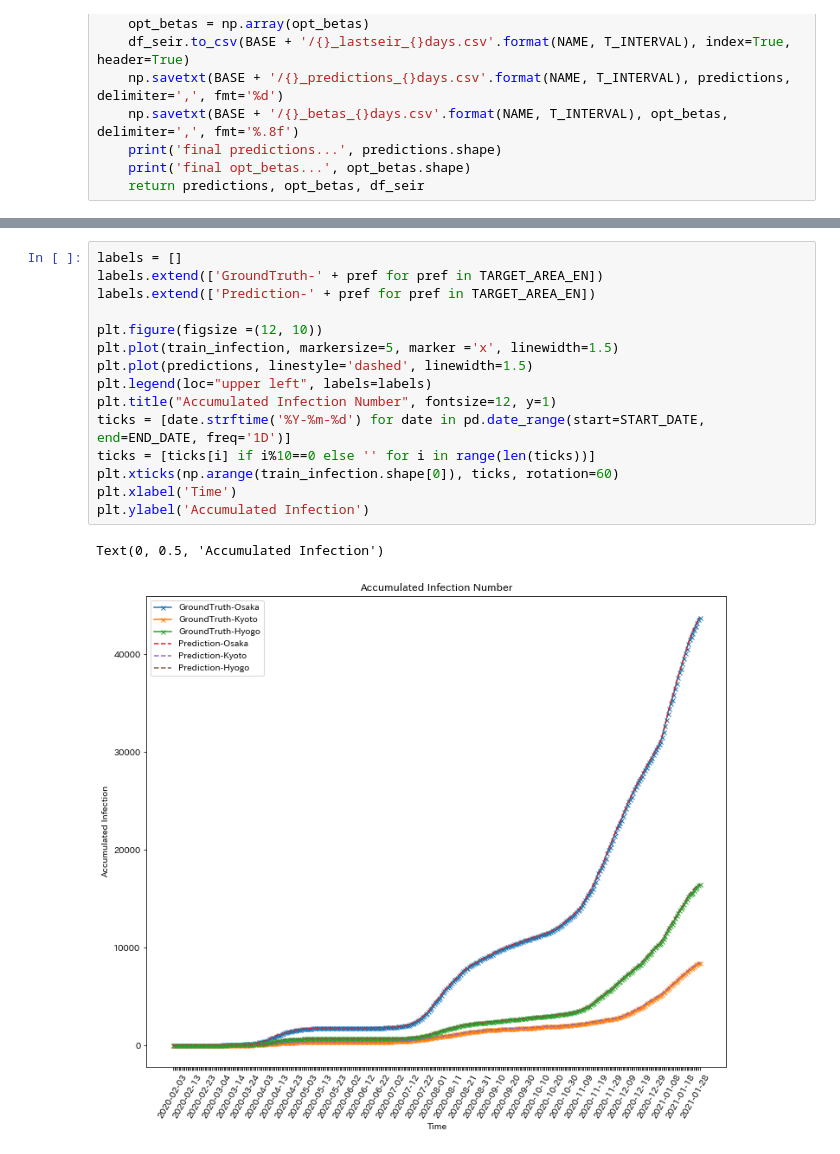
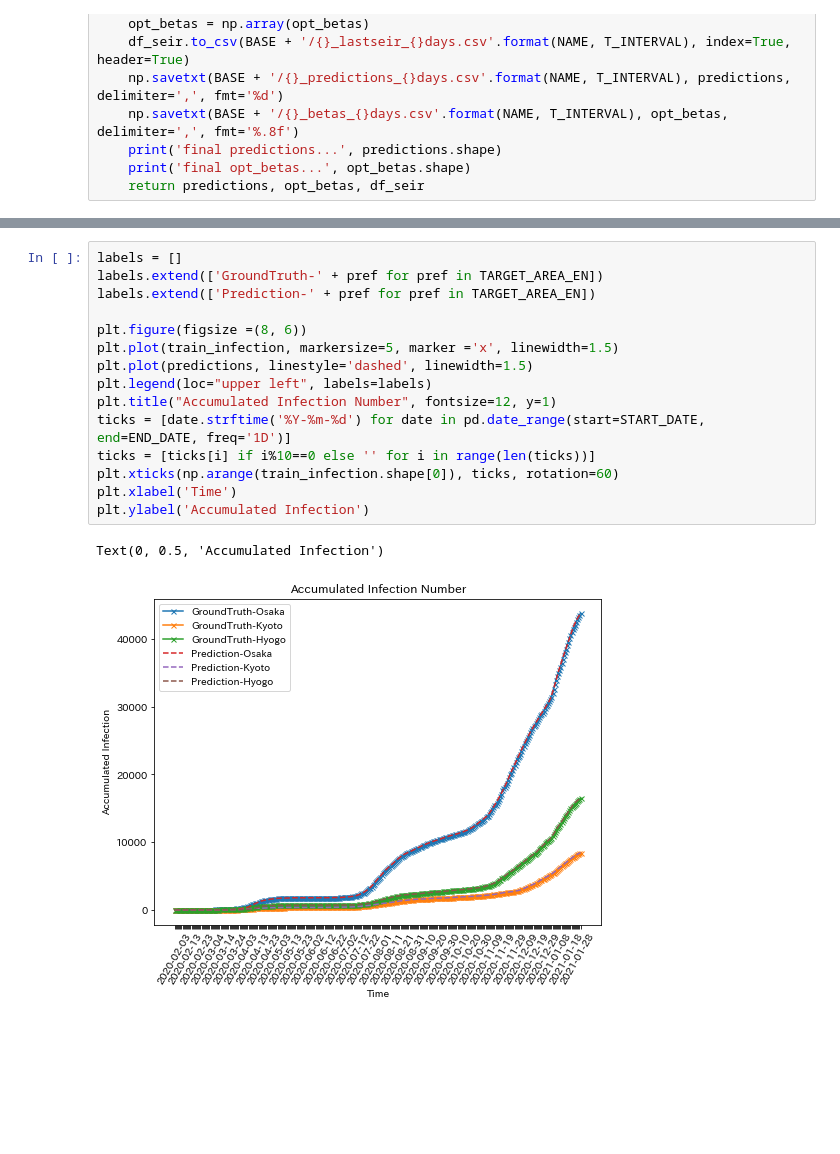
Before and after one commit to deepkashiwa20/ODCRN, a Jupyter notebook: opti_pred_metapopulation_kansai3prefecture.ipynb, the cells around one changed output, grey strips where cells are left out. Drawn from its saved outputs; the diff is of its cells as text; blank space fills up the shorter version.

```diff
--- a/opti_pred_metapopulation_kansai3prefecture.ipynb
+++ b/opti_pred_metapopulation_kansai3prefecture.ipynb
@@ -195,21 +195,21 @@ final opt_betas... (52, 3)
 # %%
 labels = []
 labels.extend(['GroundTruth-' + pref for pref in TARGET_AREA_EN])
 labels.extend(['Prediction-' + pref for pref in TARGET_AREA_EN])
 
-plt.figure(figsize =(12, 10))
+plt.figure(figsize =(8, 6))
 plt.plot(train_infection, markersize=5, marker ='x', linewidth=1.5)
 plt.plot(predictions, linestyle='dashed', linewidth=1.5)
 plt.legend(loc="upper left", labels=labels)
 plt.title("Accumulated Infection Number", fontsize=12, y=1)
 ticks = [date.strftime('%Y-%m-%d') for date in pd.date_range(start=START_DATE, end=END_DATE, freq='1D')]
 ticks = [ticks[i] if i%10==0 else '' for i in range(len(ticks))]
 plt.xticks(np.arange(train_infection.shape[0]), ticks, rotation=60)
 plt.xlabel('Time')
 plt.ylabel('Accumulated Infection')
 # %% [output]
 Text(0, 0.5, 'Accumulated Infection')
-[figure, old version]
+[figure, new version]
 # %%
 def metric(prediction, ground_truth):
     RMSE = np.sqrt(np.mean((prediction-ground_truth)**2))
```
Also changed, not shown: parts of 6 cells of this notebook, 1 other file.
